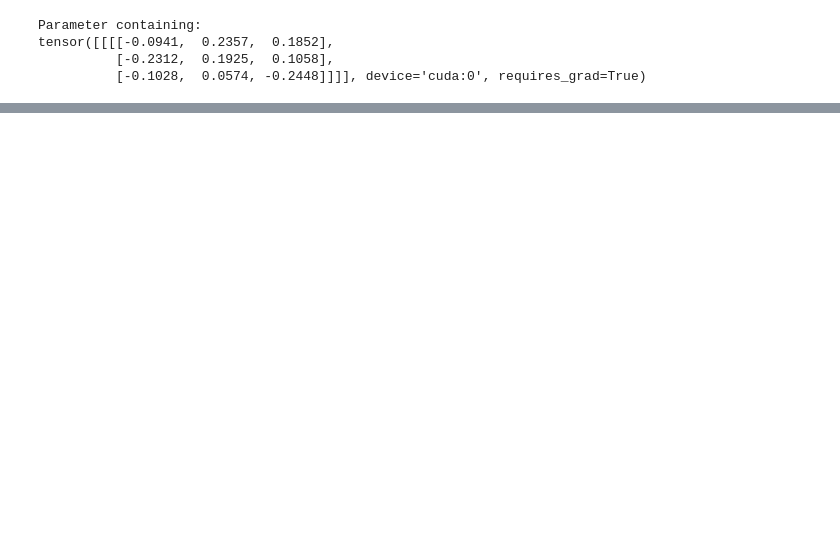
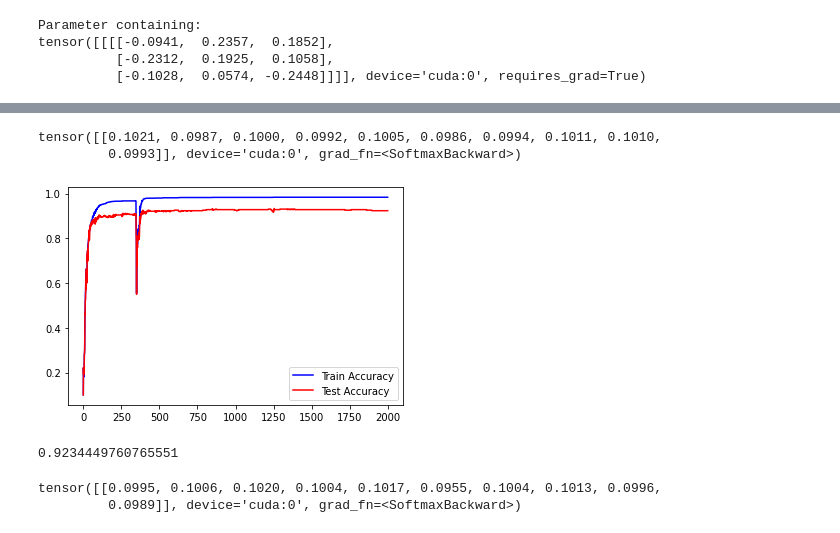
Before and after one commit to ilmarinen/machine-learning-notebooks, a Jupyter notebook: SignLanguage-CUDA.ipynb, the cells around one changed output, grey strips where cells are left out. Drawn from its saved outputs; the diff is of its cells as text; code cells hidden in the pictures; blank space fills up the shorter version.

```diff
--- a/SignLanguage-CUDA.ipynb
+++ b/SignLanguage-CUDA.ipynb
@@ -344,0 +345,50 @@ print(test_result)
+# %%
+class NetSix(nn.Module):
+
+    def __init__(self):
+        super().__init__()
+
+        self.conv1 = nn.Conv2d(1, 6, kernel_size=3, stride=1, padding=1)
+        self.max_pool1 = nn.MaxPool2d(2, stride=2)
+        self.conv2 = nn.Conv2d(6, 12, kernel_size=3, stride=1, padding=1)
+        self.max_pool2 = nn.MaxPool2d(2, stride=2)
+        self.conv3 = nn.Conv2d(12, 24, kernel_size=3, stride=1, padding=1)
+        self.max_pool3 = nn.MaxPool2d(2, stride=2)
+        self.dense = nn.Linear(24*8*8, 4096)
+        self.dense_output = nn.Linear(4096, 10)
+
+    def forward(self, x):
+        x = F.relu(self.conv1(x))
+        x = self.max_pool1(x)
+        x = F.relu(self.conv2(x))
+        x = self.max_pool2(x)
+        x = F.relu(self.conv3(x))
+        x = self.max_pool3(x)
+        x = x.view(-1, 24*8*8)
+        x = F.relu(self.dense(x))
+        x = self.dense_output(x)
+
+        return F.softmax(x, dim=1)
+# %%
+net_six = NetSix().cuda()
+# %%
+output = net_six(X_train[0].view(1, 1, 64, 64))
+output
+# %% [output]
+tensor([[0.1021, 0.0987, 0.1000, 0.0992, 0.1005, 0.0986, 0.0994, 0.1011, 0.1010,
+         0.0993]], device='cuda:0', grad_fn=<SoftmaxBackward>)
+# %%
+optimizer = optim.Adam(net_six.parameters(), lr=0.001)
+net_six, train_accuracy, test_accuracy = train_model(net_six, optimizer, train_indices, test_indices, X_train, Y_train, X_test, Y_test, epochs=2000)
+# %%
+fig, ax = plt.subplots()
+ax.plot(train_accuracy, "b-", label="Train Accuracy")
+ax.plot(test_accuracy, "r-", label="Test Accuracy")
+leg = ax.legend()
+# %% [output]
+[figure, added]
+# %%
+test_result = test_model(net_six, test_indices, X_test, Y_test)
+print(test_result)
+# %% [output]
+0.9234449760765551
@@ -344,0 +430,6 @@ print(test_result)
+# %%
+output = net_seven(X_train[0].view(1, 1, 64, 64))
+output
+# %% [output]
+tensor([[0.0995, 0.1006, 0.1020, 0.1004, 0.1017, 0.0955, 0.1004, 0.1013, 0.0996,
+         0.0989]], device='cuda:0', grad_fn=<SoftmaxBackward>)
```
Also changed, not shown: parts of 20 cells of this notebook.
